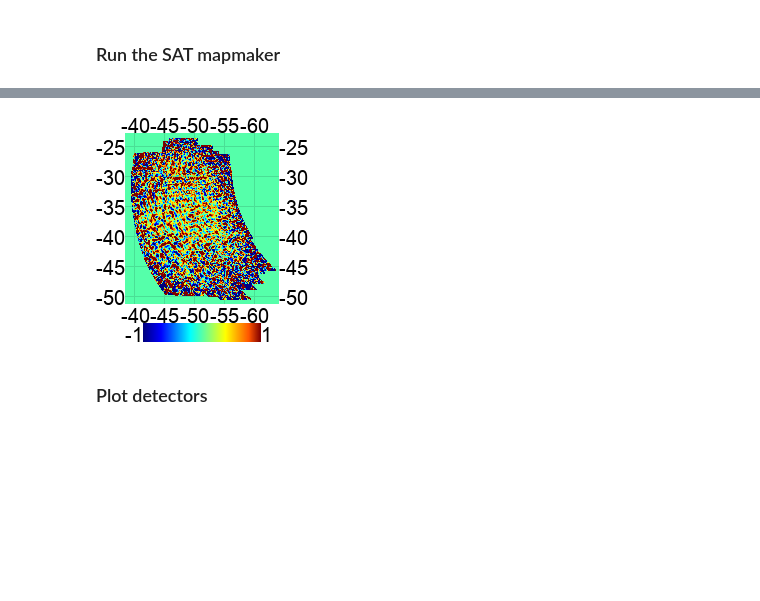
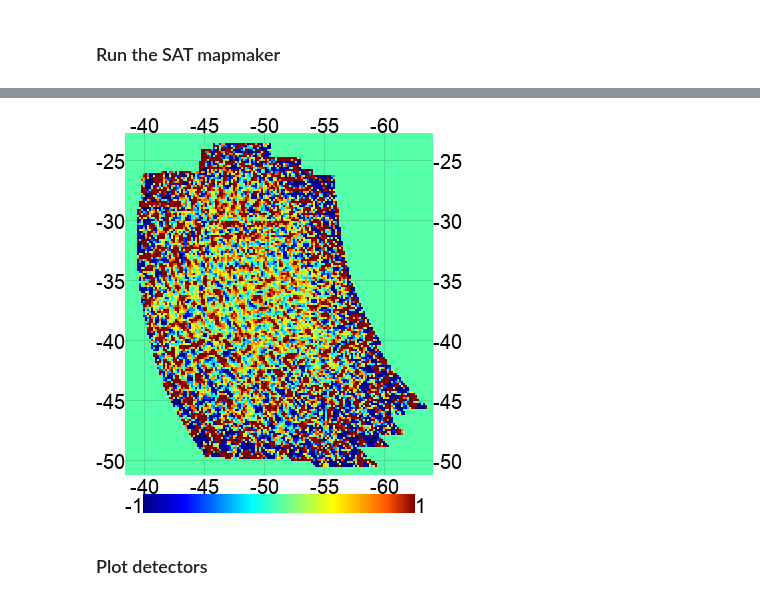
Before and after one commit to susannaaz/BBFLP, a Jupyter notebook: Sec5_Preprocess_TOD_Make_maps.ipynb, the cells around one changed output, grey strips where cells are left out. Drawn from its saved outputs; the diff is of its cells as text; code cells hidden in the pictures; blank space fills up the shorter version.

```diff
--- a/Sec5_Preprocess_TOD_Make_maps.ipynb
+++ b/Sec5_Preprocess_TOD_Make_maps.ipynb
@@ -280,11 +280,11 @@ eshow(map_dict['map'][1], **params)
 # %%
 from pixell import enmap
 map_mapmaker = enmap.read_map('outputs/17513/atomic_1751342400_w25_f090_map.fits')
 
-params = {"color":"wmap", "ticks":5, "colorbar":True, "range":1, "upgrade":1}
+params = {"color":"wmap", "ticks":5, "colorbar":True, "range":1, "upgrade":2}
 eshow(map_mapmaker[1], **params)
 # %% [output]
-[figure, old version]
+[figure, new version]
 # %% [markdown]
 ### Plot detectors
 # %%
```
Also changed, not shown: parts of 3 cells of this notebook.
